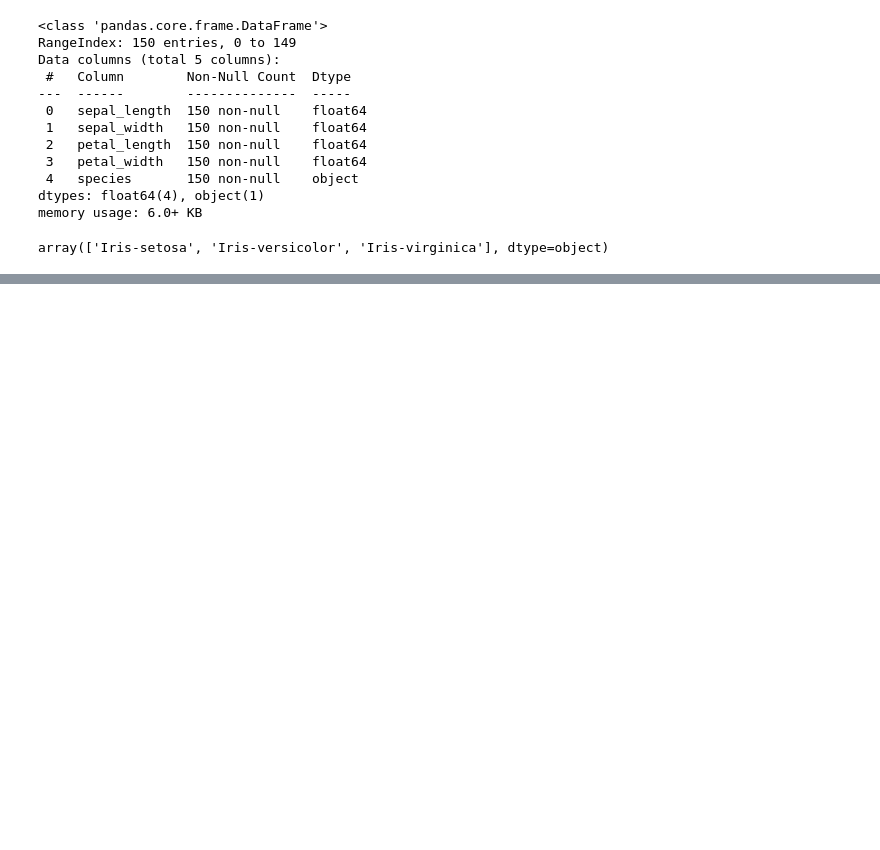
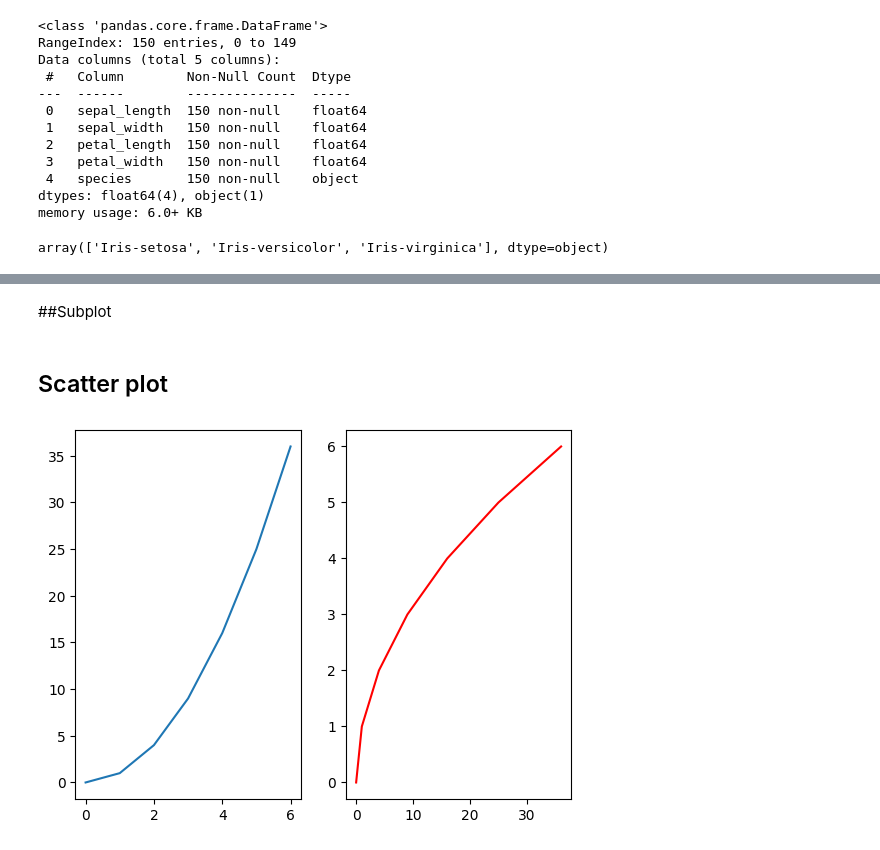
Before and after one commit to zohaib166/python_general, a Jupyter notebook: Python_Unit_II_Demo.ipynb, the cells around one changed output, grey strips where cells are left out. Cells and saved outputs as stored; diff of their text form; code cells hidden in the pictures; blank space fills up the shorter version.

```diff
--- a/Python_Unit_II_Demo.ipynb
+++ b/Python_Unit_II_Demo.ipynb
@@ -523,0 +905,12 @@ array(['Iris-setosa', 'Iris-versicolor', 'Iris-virginica'], dtype=object)
+# %% [markdown]
+##Subplot
+# %% [markdown]
+## Scatter plot
+# %%
+plt.subplot(1,2,1)
+plt.plot(x,y)
+plt.subplot(1,2,2)
+plt.plot(y,x,'r')
+plt.show()
+# %% [output]
+[figure, added]
```
Also changed, not shown: parts of 54 cells of this notebook.
